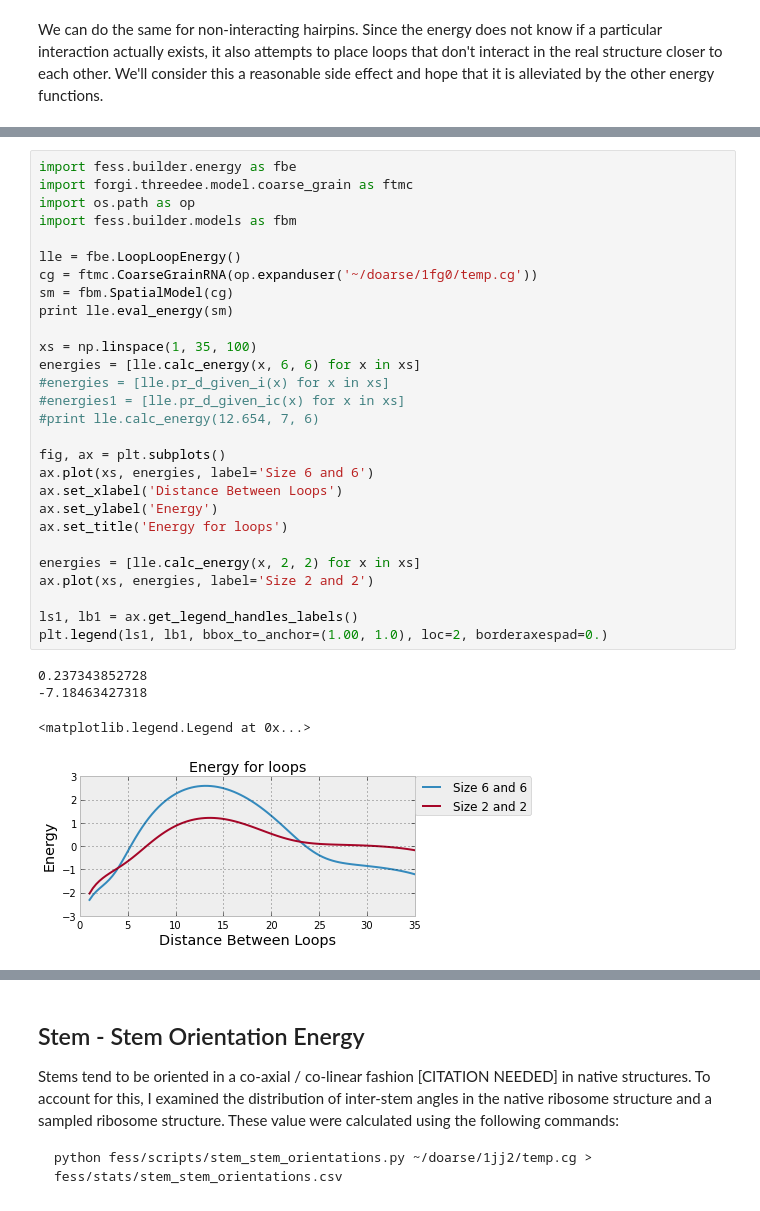
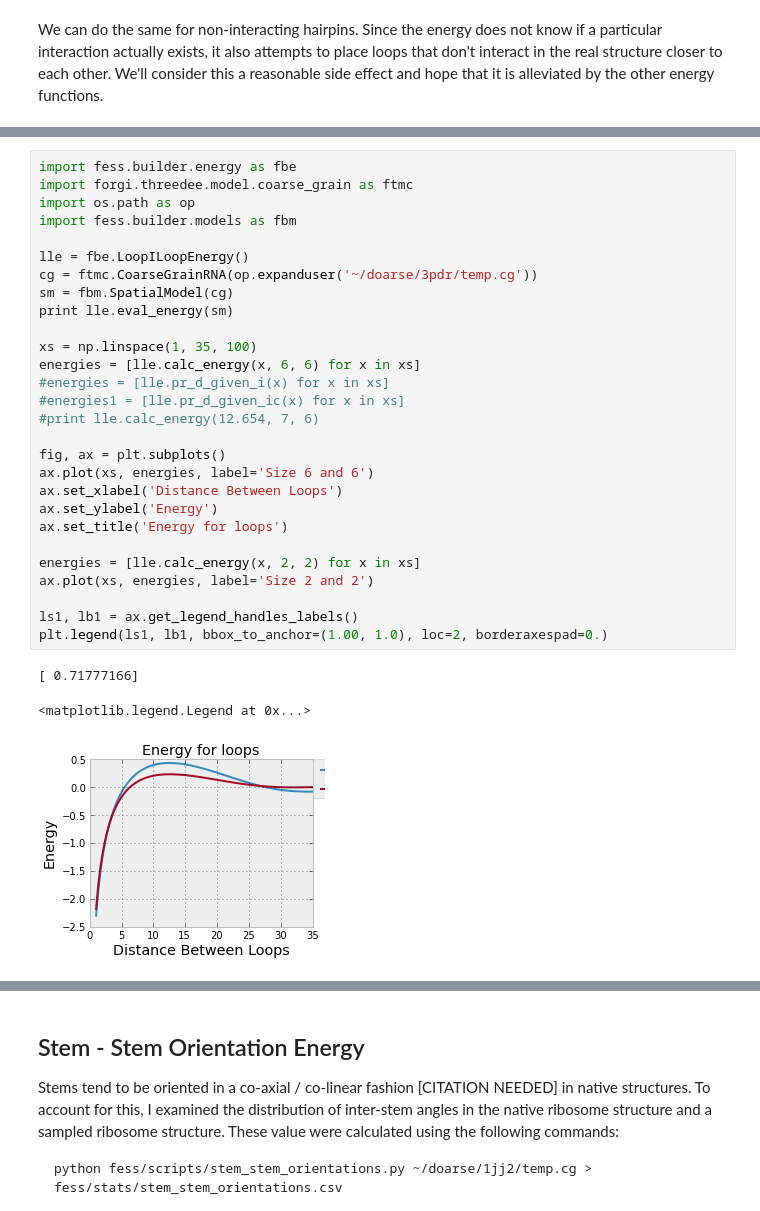
Before and after one commit to ViennaRNA/ernwin, a Jupyter notebook: ipy_notebook_ernwin.ipynb, the cells around one changed output, grey strips where cells are left out. Saved outputs shown, nothing was run; the diff lists cells and outputs as text.

```diff
--- a/ipy_notebook_ernwin.ipynb
+++ b/ipy_notebook_ernwin.ipynb
@@ -320,33 +397,32 @@ floc, fscale: (0.0, 39.931215999999999)
 # %%
 import fess.builder.energy as fbe
 import forgi.threedee.model.coarse_grain as ftmc
 import os.path as op
 import fess.builder.models as fbm
 
-lle = fbe.LoopLoopEnergy()
-cg = ftmc.CoarseGrainRNA(op.expanduser('~/doarse/1fg0/temp.cg'))
+lle = fbe.LoopILoopEnergy()
+cg = ftmc.CoarseGrainRNA(op.expanduser('~/doarse/3pdr/temp.cg'))
 sm = fbm.SpatialModel(cg)
 print lle.eval_energy(sm)
 
 xs = np.linspace(1, 35, 100)
 energies = [lle.calc_energy(x, 6, 6) for x in xs]
 #energies = [lle.pr_d_given_i(x) for x in xs]
 #energies1 = [lle.pr_d_given_ic(x) for x in xs]
 #print lle.calc_energy(12.654, 7, 6)
 
 fig, ax = plt.subplots()
 ax.plot(xs, energies, label='Size 6 and 6')
 ax.set_xlabel('Distance Between Loops')
 ax.set_ylabel('Energy')
 ax.set_title('Energy for loops')
 
 energies = [lle.calc_energy(x, 2, 2) for x in xs]
 ax.plot(xs, energies, label='Size 2 and 2')
 
 ls1, lb1 = ax.get_legend_handles_labels()
 plt.legend(ls1, lb1, bbox_to_anchor=(1.00, 1.0), loc=2, borderaxespad=0.)
 # %% [output]
-0.237343852728
--7.18463427318
+[ 0.71777166]
 <matplotlib.legend.Legend at 0x...>
-[figure, old version]
+[figure, new version]
```
Also changed, not shown: parts of 39 cells of this notebook, 5 other files.
